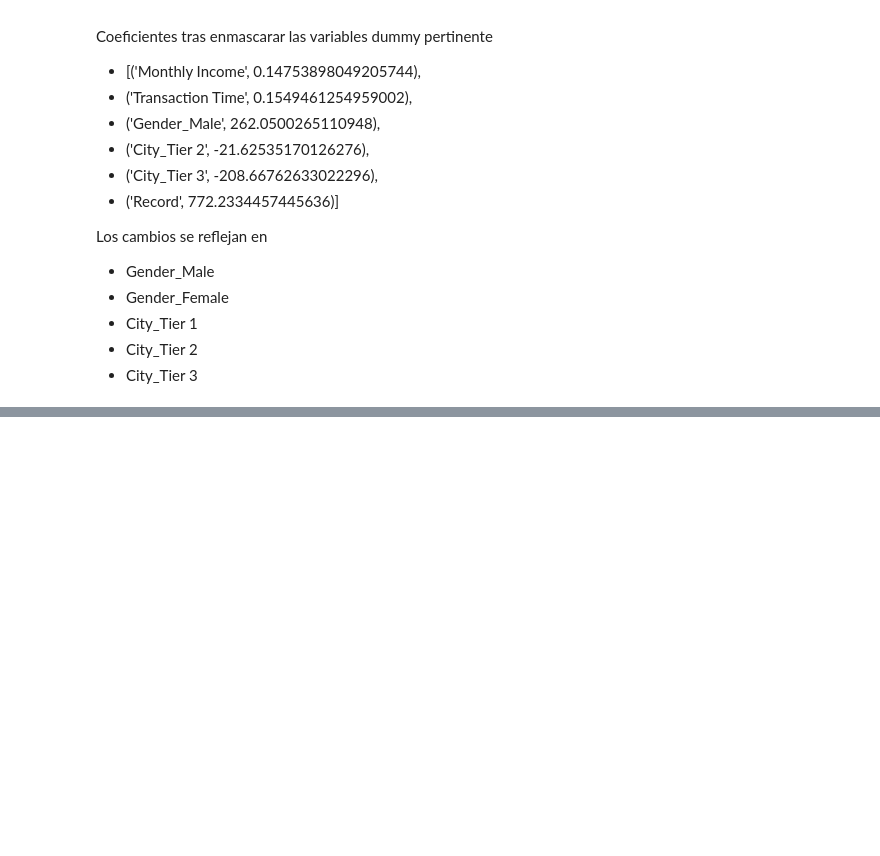
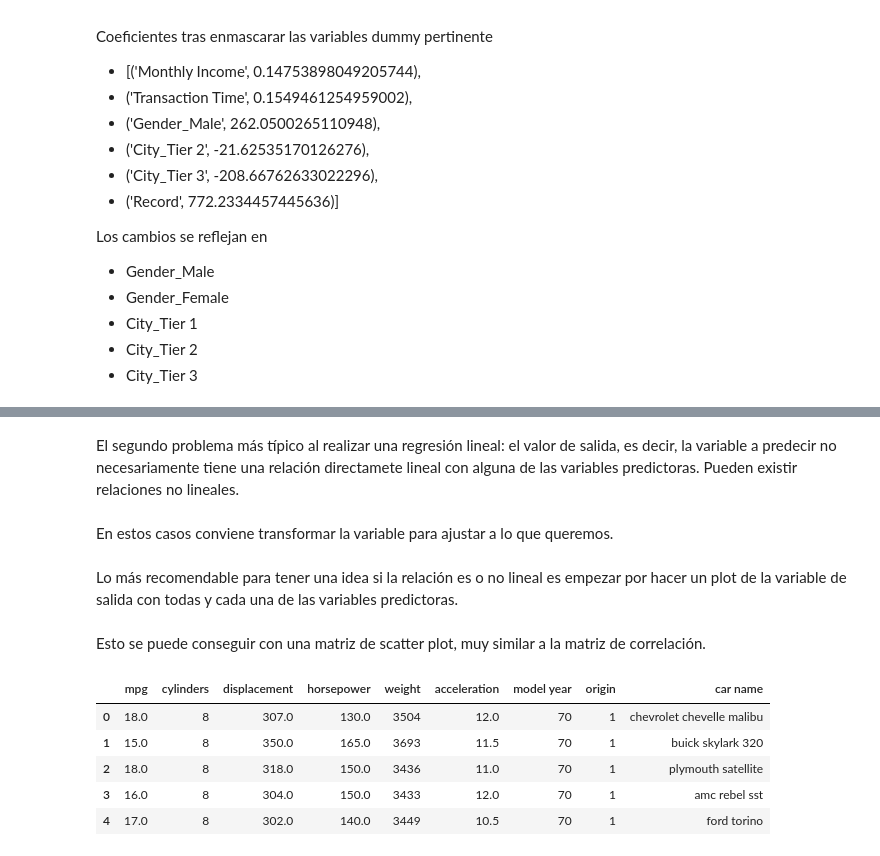
Before and after one commit to ososuna/python-ml, a Jupyter notebook: notebooks/T4 - 5 - Linear Regression - Problemas con la regresión lineal.ipynb .ipynb, the cells around one changed output, grey strips where cells are left out. Cells and saved outputs as stored; diff of their text form; code cells hidden in the pictures; blank space fills up the shorter version.

```diff
--- a/notebooks/T4 - 5 - Linear Regression - Problemas con la regresión lineal.ipynb .ipynb
+++ b/notebooks/T4 - 5 - Linear Regression - Problemas con la regresión lineal.ipynb .ipynb
@@ -274,0 +277,8 @@ Los cambios se reflejan en
+# %% [markdown]
+El segundo problema más típico al realizar una regresión lineal: el valor de salida, es decir, la variable a predecir no necesariamente tiene una relación directamete lineal con alguna de las variables predictoras. Pueden existir relaciones no lineales.
+# %% [markdown]
+En estos casos conviene transformar la variable para ajustar a lo que queremos.
+# %% [markdown]
+Lo más recomendable para tener una idea si la relación es o no lineal es empezar por hacer un plot de la variable de salida con todas y cada una de las variables predictoras.
+# %% [markdown]
+Esto se puede conseguir con una matriz de scatter plot, muy similar a la matriz de correlación.
@@ -274,0 +287,9 @@ Los cambios se reflejan en
+# %%
+data_auto.head()
+# %% [output]
+|  | mpg | cylinders | displacement | horsepower | weight | acceleration | model year | origin | car name |
+| 0 | 18.0 | 8 | 307.0 | 130.0 | 3504 | 12.0 | 70 | 1 | chevrolet chevelle malibu |
+| 1 | 15.0 | 8 | 350.0 | 165.0 | 3693 | 11.5 | 70 | 1 | buick skylark 320 |
+| 2 | 18.0 | 8 | 318.0 | 150.0 | 3436 | 11.0 | 70 | 1 | plymouth satellite |
+| 3 | 16.0 | 8 | 304.0 | 150.0 | 3433 | 12.0 | 70 | 1 | amc rebel sst |
+| 4 | 17.0 | 8 | 302.0 | 140.0 | 3449 | 10.5 | 70 | 1 | ford torino |
```
Also changed, not shown: parts of 22 cells of this notebook.
